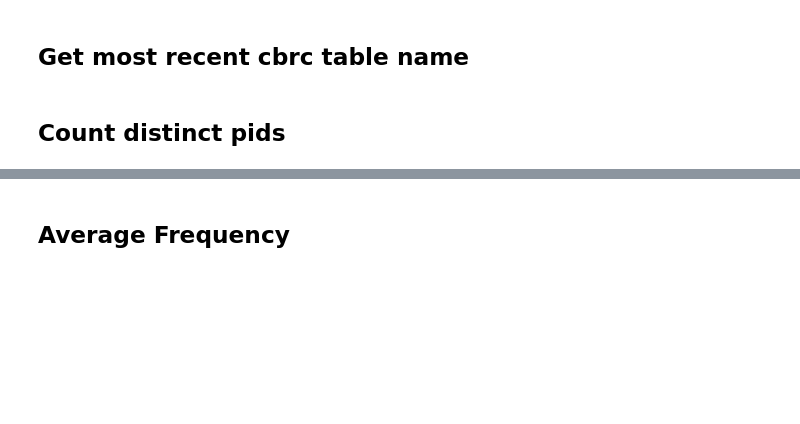
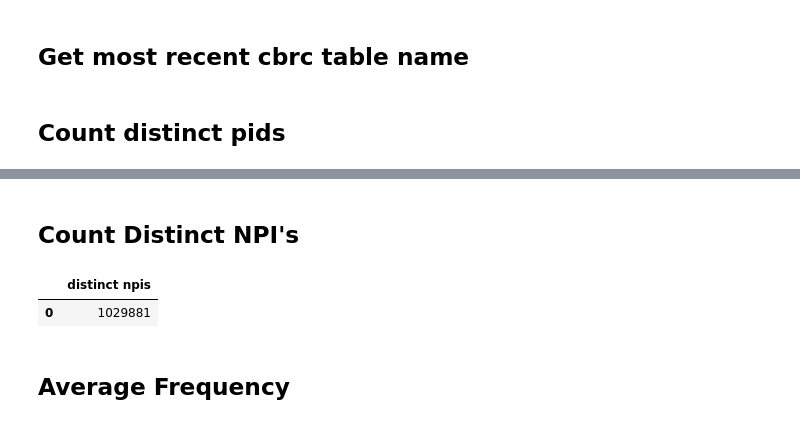
Before and after one commit to ConsultingMD/CbrcStatsAndValidation, a Jupyter notebook: stats.ipynb, the cells around one changed output, grey strips where cells are left out. Saved outputs shown, nothing was run; the diff lists cells and outputs as text; code cells hidden in the pictures; blank space fills up the shorter version.

```diff
--- a/stats.ipynb
+++ b/stats.ipynb
@@ -91,3 +91,14 @@ distinct_pids_res
+# %% [markdown]
+## Count Distinct NPI's
+# %%
+distinct_npis = """select count(distinct normalized_npi)
+from {};""".format(table_name)
+curs.execute(distinct_npis)
+distinct_npis_res = pd.DataFrame(curs.fetchall(), columns=['distinct npis'])
+distinct_npis_res
+# %% [output]
+|  | distinct npis |
+| 0 | 1029881 |
 # %% [markdown]
 ## Average Frequency
 # %%
```
Also changed, not shown: parts of 7 cells of this notebook.
